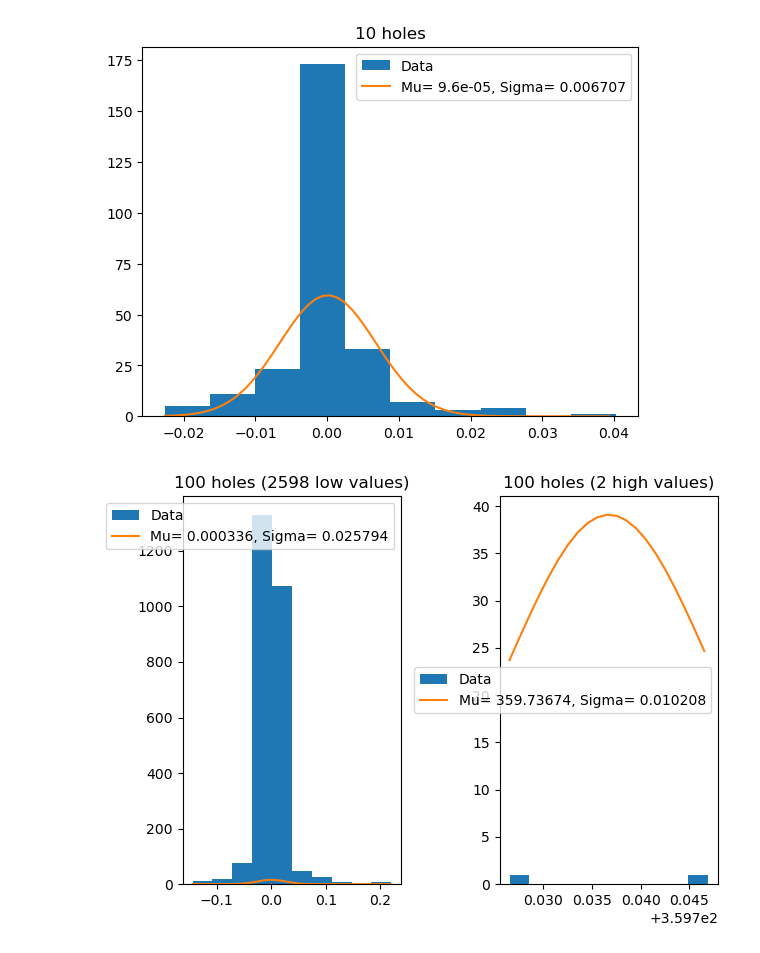
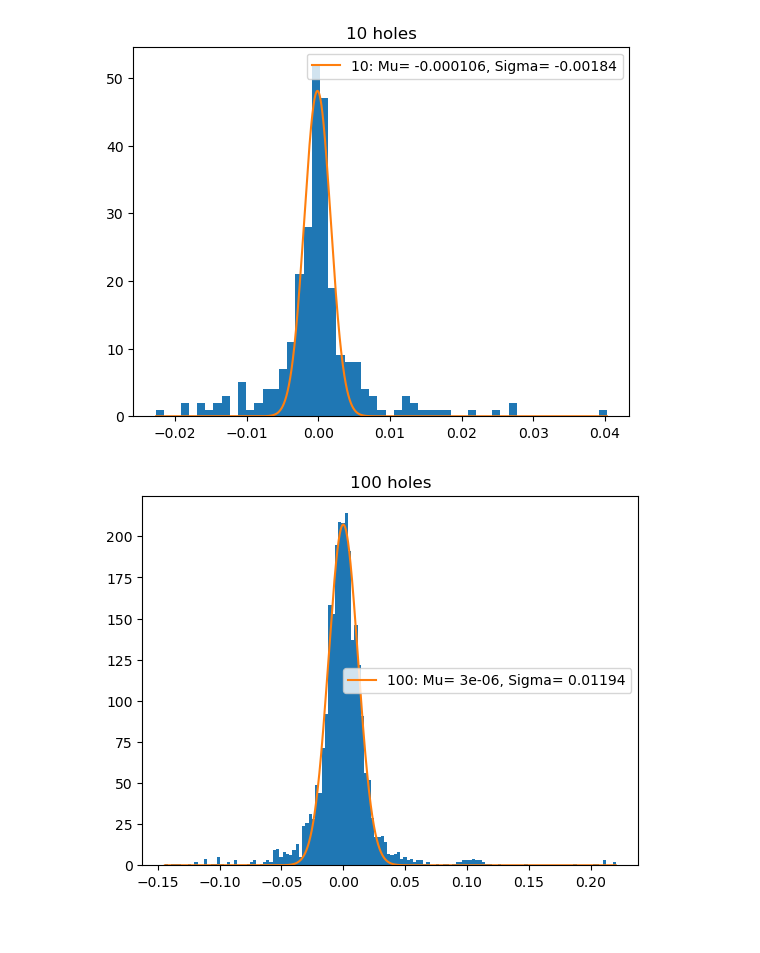
Before and after one commit to Tempus14/ResistorNet, a Jupyter notebook: Coulomb-Files/CoulombHist.ipynb, the cells around one changed output. Drawn from its saved outputs; the diff is of its cells as text; code cells hidden in the pictures; blank space fills up the shorter version.

Commit message:
Added Fits to the Histograms

```diff
--- a/Coulomb-Files/CoulombHist.ipynb
+++ b/Coulomb-Files/CoulombHist.ipynb
@@ -5,43 +6,31 @@ from scipy.stats import norm
 # %%
+def Gauss(x, mu, sig, A):
+    return A  *np.exp(-0.5 * ((x-mu)/sig)**2) #*1/(np.sqrt(2 * np.pi * sig **2))
+
 def Hist(holes, split=False):
-    a=np.genfromtxt(str(holes)+".dat", delimiter =" ").flatten()
+    a=(np.genfromtxt(str(holes)+".dat", delimiter =" ")).flatten()
     high=a[a>300]
     low=a[a<300]
 
-    if (split == False) or (len(high)==0):
-        plt.hist(a, label="Data")
+    #plt.hist(low, bins='auto',label="Data")
+    bin_heights, bin_borders, _ = plt.hist(low, bins='auto')
+    bin_centers = bin_borders[:-1] + np.diff(bin_borders) / 2
+    popt, _ = curve_fit(Gauss, bin_centers, bin_heights, p0=[0.01, 0.009, 100])
 
-        mu, sig = norm.fit(a)
-        textstr="Mu= " + str(np.round(mu, 6)) + ", Sigma= "+ str(np.round(sig, 6))
-        x=np.arange(np.min(a), np.max(a), 0.001)
-        plt.plot(x,  norm.pdf(x, mu, sig), label=textstr)
-        plt.legend()
-        plt.title(str(holes) + " holes")
-    else:
-        fig, axs = plt.subplots(1, 2, sharey=False, tight_layout=True)
-        axs[0].hist(low, label="Data")
-        axs[0].title.set_text(str(holes) + " holes (" + str(len(low))+" low values)")
+    textstr=str(holes)+": Mu= " + str(np.round(popt[0], 6)) + ", Sigma= "+ str(np.round(popt[1], 6))
 
-        mu0, sig0 = norm.fit(low)
-        textstr="Mu= " + str(np.round(mu0, 6)) + ", Sigma= "+ str(np.round(sig0, 6))
-        x=np.arange(np.min(low), np.max(low), 0.001)
-        axs[0].plot(x,  norm.pdf(x, mu0, sig0), label=textstr)
-        axs[0].legend()
+    x=np.linspace(bin_borders[0], bin_borders[-1], 10000)
+    plt.plot(x,  Gauss(x, *popt), label=textstr)
+    plt.legend()
+    plt.title(str(holes) + " holes")
 
-
-        axs[1].hist(high, label="Data")
-        axs[1].title.set_text(str(holes) + " holes (" + str(len(high))+" high values)")
-        mu, sig = norm.fit(high)
-        textstr="Mu= " + str(np.round(mu, 6)) + ", Sigma= "+ str(np.round(sig, 6))
-        x=np.arange(np.min(high), np.max(high), 0.001)
-        axs[1].plot(x,  norm.pdf(x, mu, sig), label=textstr)
-        axs[1].legend()
     plt.savefig("./figures/" +str(holes)+ ".png")
     plt.show()
+    #print(popt[2])
 # %%
 holes =[10,100,300,500,1000]
 for i in holes:
-    Hist(i, split=True)
+     Hist(i)
 # %% [output]
-[figure, old version]
+[figure, new version]
-[figure, old version]
+[figure, new version]
```
Also changed, not shown: parts of 8 cells of this notebook, 13 other files.
